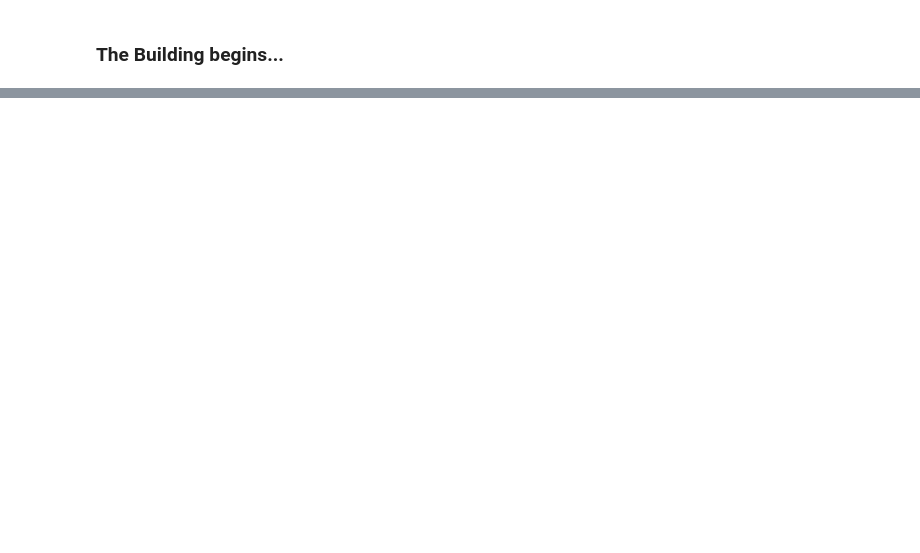
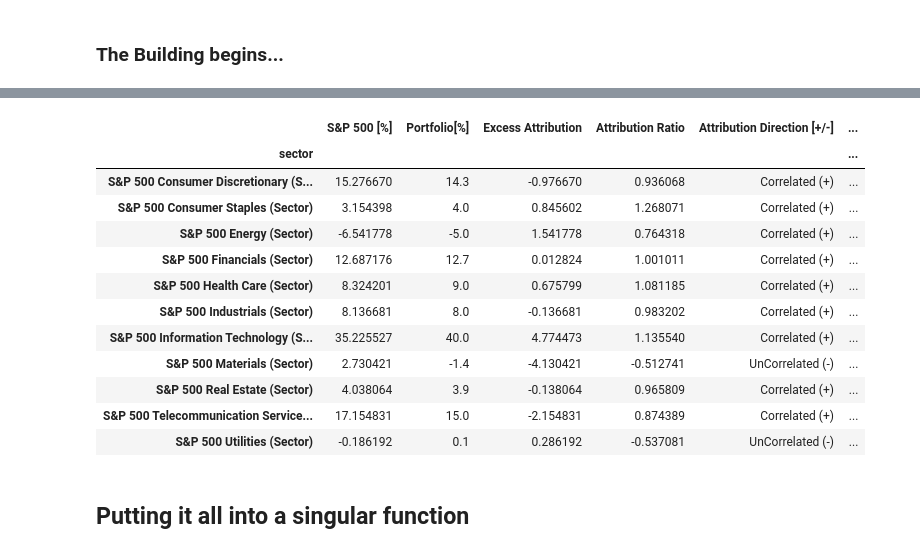
Before and after one commit to ahallson/TH_CSIDS, a Jupyter notebook: Experiment/model.ipynb, the cells around one changed output, grey strips where cells are left out. Saved outputs shown, nothing was run; the diff lists cells and outputs as text; code cells hidden in the pictures; blank space fills up the shorter version.

Commit message:
Attrib categorizing is now Done

```diff
--- a/Experiment/model.ipynb
+++ b/Experiment/model.ipynb
@@ -421,0 +377,5 @@ sp500_tickers_data
+# %%
+# 1. Excess Attribution
+
+result["Excess Attribution"] = result["Portfolio[%]"] - result["S&P 500 [%]"]
+result
@@ -421,0 +396,5 @@ sp500_tickers_data
+# %%
+# 2. Attribution Ratio
+
+result["Attribution Ratio"] = result["Portfolio[%]"] / result["S&P 500 [%]"]
+result
@@ -421,0 +415,13 @@ sp500_tickers_data
+# %%
+# 3. Attribution Direction
+
+direction = []
+
+for ratio in result["Attribution Ratio"]:
+    if ratio >= 0:
+        direction.append("Correlated (+)")
+    elif ratio <0:
+        direction.append("Uncorrelated (-)")
+
+
+result["Attribution Direction [+/-]"] = direction
@@ -421,0 +444,33 @@ sp500_tickers_data
+# %%
+# 4. Attribution Sensetivity
+
+sensitivity = []
+
+for ratio in result["Attribution Ratio"]:
+    if abs(ratio) > 1.25:
+        sensitivity.append("High")
+    elif 0.75 <= abs(ratio) <= 1.25  :
+        sensitivity.append("Normal")
+    elif abs(ratio) < 0.75 :
+        sensitivity.append("Low")
+
+
+result["Attribution Sensitivity"] = sensitivity
+# %%
+result
+# %% [output]
+|  | S&P 500 [%] | Portfolio[%] | Excess Attribution | Attribution Ratio | Attribution Direction [+/-] | ... |
+| sector |  |  |  |  |  | ... |
+| S&P 500 Consumer Discretionary (S... | 15.276670 | 14.3 | -0.976670 | 0.936068 | Correlated (+) | ... |
+| S&P 500 Consumer Staples (Sector) | 3.154398 | 4.0 | 0.845602 | 1.268071 | Correlated (+) | ... |
+| S&P 500 Energy (Sector) | -6.541778 | -5.0 | 1.541778 | 0.764318 | Correlated (+) | ... |
+| S&P 500 Financials (Sector) | 12.687176 | 12.7 | 0.012824 | 1.001011 | Correlated (+) | ... |
+| S&P 500 Health Care (Sector) | 8.324201 | 9.0 | 0.675799 | 1.081185 | Correlated (+) | ... |
+| S&P 500 Industrials (Sector) | 8.136681 | 8.0 | -0.136681 | 0.983202 | Correlated (+) | ... |
+| S&P 500 Information Technology (S... | 35.225527 | 40.0 | 4.774473 | 1.135540 | Correlated (+) | ... |
+| S&P 500 Materials (Sector) | 2.730421 | -1.4 | -4.130421 | -0.512741 | UnCorrelated (-) | ... |
+| S&P 500 Real Estate (Sector) | 4.038064 | 3.9 | -0.138064 | 0.965809 | Correlated (+) | ... |
+| S&P 500 Telecommunication Service... | 17.154831 | 15.0 | -2.154831 | 0.874389 | Correlated (+) | ... |
+| S&P 500 Utilities (Sector) | -0.186192 | 0.1 | 0.286192 | -0.537081 | UnCorrelated (-) | ... |
+# %% [markdown]
+## Putting it all into a singular function
```
Also changed, not shown: parts of 23 cells of this notebook.
